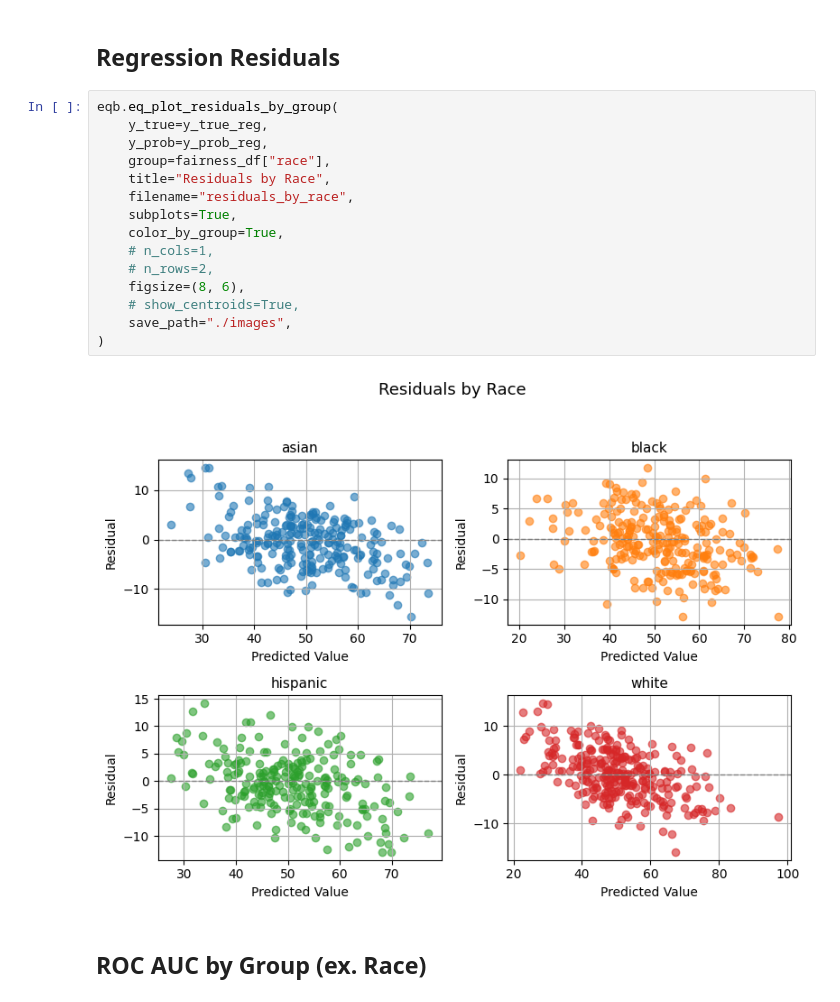
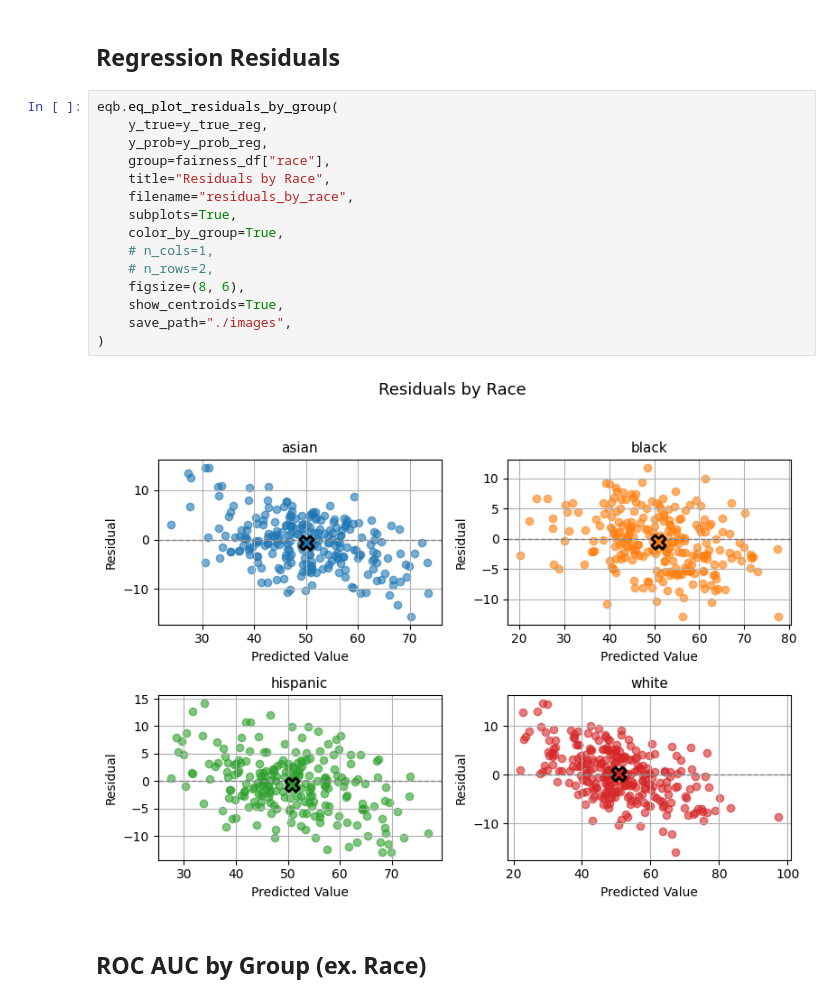
Before and after one commit to uclamii/equiboots, a Jupyter notebook: notebooks/equi_boots_plots.ipynb, the cells around one changed output. Saved outputs shown, nothing was run; the diff lists cells and outputs as text.

```diff
--- a/notebooks/equi_boots_plots.ipynb
+++ b/notebooks/equi_boots_plots.ipynb
@@ -66,19 +66,19 @@ y_prob_reg = y_pred_reg
 # %%
 eqb.eq_plot_residuals_by_group(
     y_true=y_true_reg,
     y_prob=y_prob_reg,
     group=fairness_df["race"],
     title="Residuals by Race",
     filename="residuals_by_race",
     subplots=True,
     color_by_group=True,
     # n_cols=1,
     # n_rows=2,
     figsize=(8, 6),
-    # show_centroids=True,
+    show_centroids=True,
     save_path="./images",
 )
 # %% [output]
-[figure, old version]
+[figure, new version]
 # %% [markdown]
 ## ROC AUC by Group (ex. Race)
```
Also changed, not shown: parts of 9 cells of this notebook, 1 other file.
